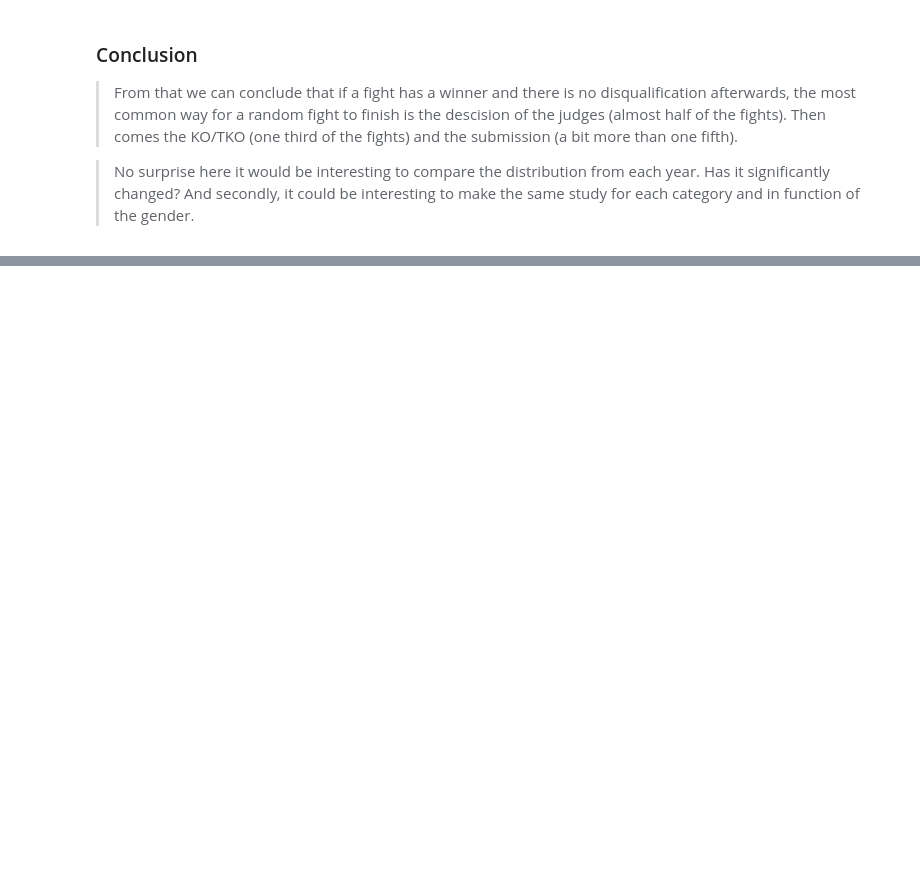
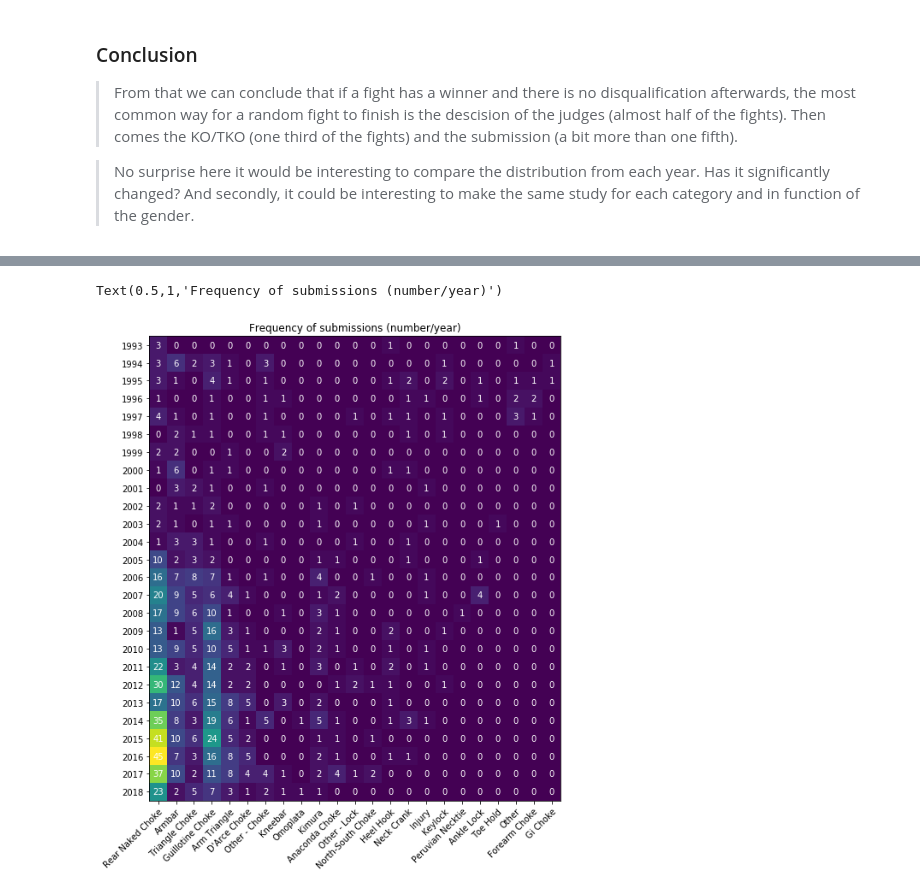
Before and after one commit to goujonbe/ufc-data-analysis, a Jupyter notebook: notebooks/data_analysis.ipynb, the cells around one changed output, grey strips where cells are left out. Saved outputs shown, nothing was run; the diff lists cells and outputs as text; code cells hidden in the pictures; blank space fills up the shorter version.

```diff
--- a/notebooks/data_analysis.ipynb
+++ b/notebooks/data_analysis.ipynb
@@ -317,0 +324,13 @@ Text(0.5,1,'Submission frequencies')
+# %%
+# because we'll have to deal with dates, it is useful to convert the dates (str format)
+# into datetime format
+df_fights['event_date'] = df_fights['event_date'].apply(pd.to_datetime)
+# %%
+# first we need to know what is the date of the first event in the UFC
+# and the date of the last event announced
+firstdate = df_fights['event_date'][df_fights.shape[0]-1]
+lastdate = df_fights['event_date'][0]
+# %%
+def get_all_fights_for_given_year(all_fights, year):
+    """Given a year, returns a pandas dataframe that contains all fights for this year"""
+    return all_fights[all_fights['event_date'].dt.year == year]
@@ -317,0 +353,36 @@ Text(0.5,1,'Submission frequencies')
+# %%
+frequencies_by_year = []
+for year in range(firstdate.year, lastdate.year + 1):
+    fights_for_this_year = get_all_fights_for_given_year(df_fights, year)
+    frequencies = get_distribution(fights_for_this_year['submission'].dropna())
+    frequencies_by_year.append(get_list_frequencies(submission_names, frequencies))
+# %%
+years = [i for i in range(firstdate.year, lastdate.year + 1)]
+submission_names
+frequencies_by_year
+
+
+fig, ax = plt.subplots()
+im = ax.imshow(frequencies_by_year)
+
+# We want to show all ticks...
+ax.set_xticks(np.arange(len(submission_names)))
+ax.set_yticks(np.arange(len(years)))
+# ... and label them with the respective list entries
+ax.set_xticklabels(submission_names)
+ax.set_yticklabels(years)
+
+# Rotate the tick labels and set their alignment.
+plt.setp(ax.get_xticklabels(), rotation=45, ha="right",
+         rotation_mode="anchor")
+
+# Loop over data dimensions and create text annotations.
+for i in range(len(years)):
+    for j in range(len(submission_names)):
+        text = ax.text(j, i, frequencies_by_year[i][j],
+                       ha="center", va="center", color="w")
+
+ax.set_title("Frequency of submissions (number/year)")
+# %% [output]
+Text(0.5,1,'Frequency of submissions (number/year)')
+[figure, added]
```
Also changed, not shown: parts of 13 cells of this notebook.
